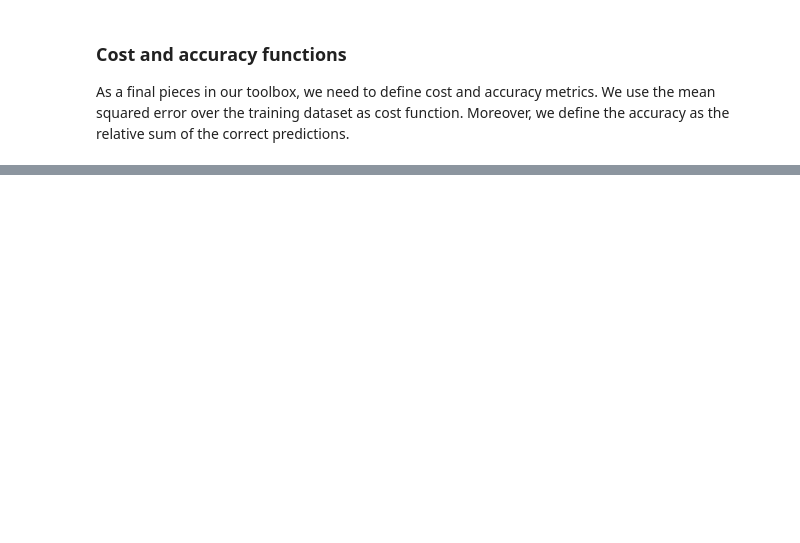
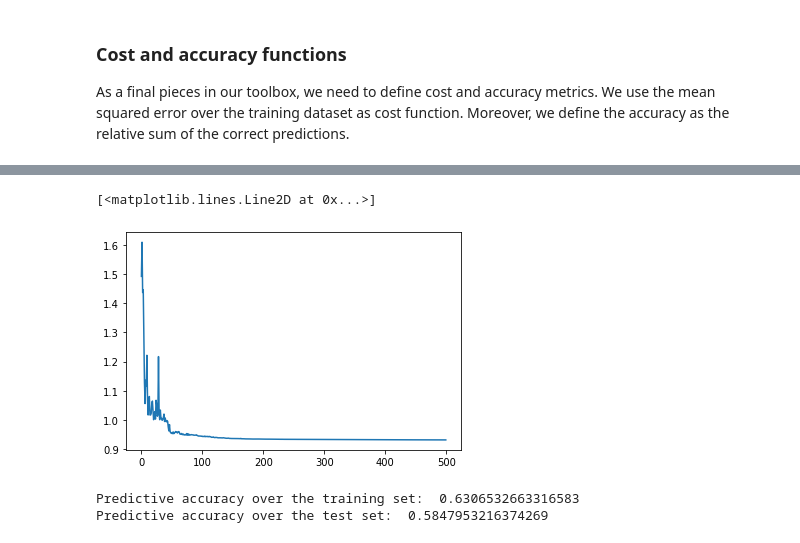
Before and after one commit to debrevitatevitae/aqa-project, a Jupyter notebook: proj_1_high_dim_data.ipynb, the cells around one changed output, grey strips where cells are left out. Drawn from its saved outputs; the diff is of its cells as text; code cells hidden in the pictures; blank space fills up the shorter version.

```diff
--- a/proj_1_high_dim_data.ipynb
+++ b/proj_1_high_dim_data.ipynb
@@ -318,0 +428,14 @@ def accuracy(predictions, true_labels):
+# %%
+tracking_cost = []
+global iteration_no
+iteration_no = 0
+
+def cost_to_optimize(X, true_labels):
+    def wrapper(thetas):
+        global iteration_no
+        iteration_no += 1
+        cost = cost_mse(X, thetas, true_labels)
+        tracking_cost.append(cost)
+        print(f"Iteration #{iteration_no}. Cost: {cost}")
+        return cost
+    return wrapper
@@ -318,0 +501,16 @@ def accuracy(predictions, true_labels):
+# %%
+plt.plot(tracking_cost)
+# %% [output]
+[<matplotlib.lines.Line2D at 0x...>]
+[figure, added]
+# %%
+theta_final = res.x
+
+acc_train = accuracy(X_train_pca, theta_final, Y_train)
+acc_test = accuracy(X_test_pca, theta_final, Y_test)
+
+print("Predictive accuracy over the training set: ", acc_train)
+print("Predictive accuracy over the test set: ", acc_test)
+# %% [output]
+Predictive accuracy over the training set:  0.6306532663316583
+Predictive accuracy over the test set:  0.5847953216374269
```
Also changed, not shown: parts of 31 cells of this notebook.
